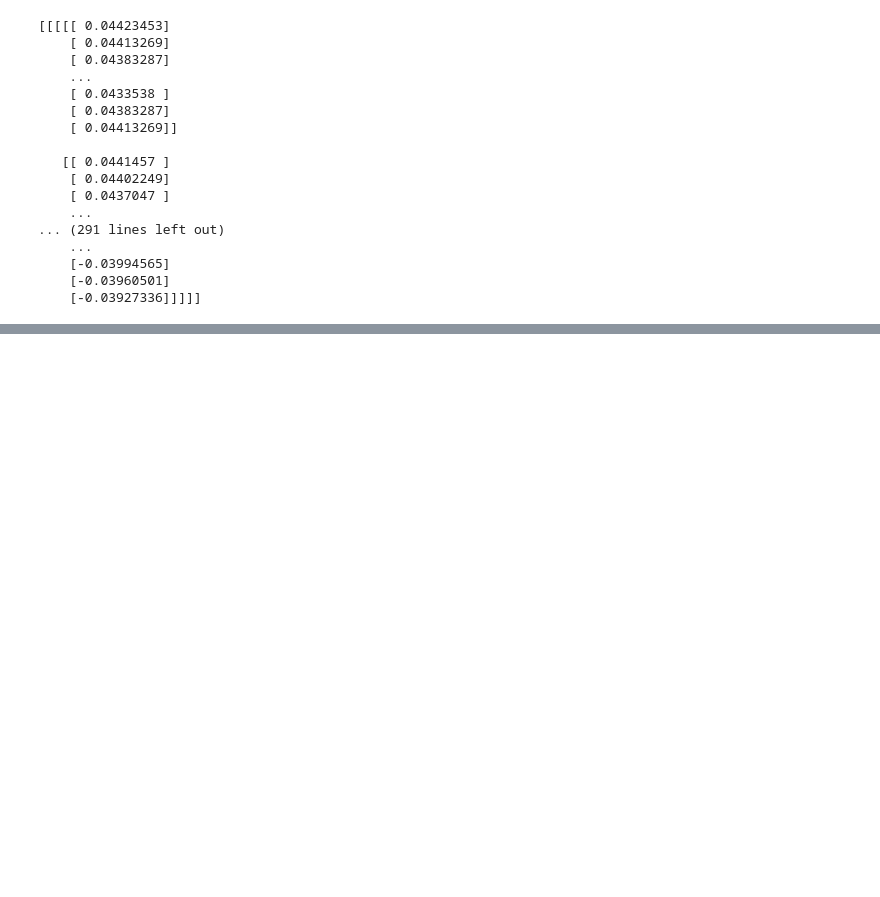
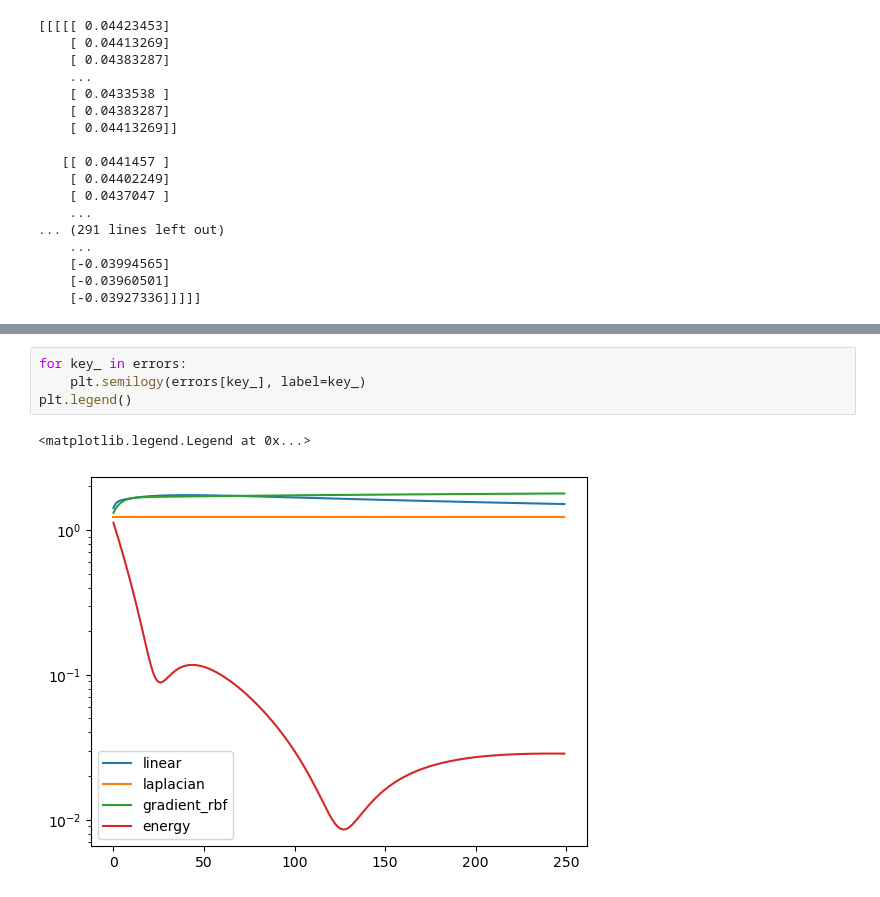
Before and after one commit to yashpatel5400/opicl, a Jupyter notebook: debug.ipynb, the cells around one changed output, grey strips where cells are left out. Drawn from its saved outputs; the diff is of its cells as text; blank space fills up the shorter version.

```diff
--- a/debug.ipynb
+++ b/debug.ipynb
@@ -493,0 +587,7 @@ print(a)
+# %%
+for key_ in errors:
+    plt.semilogy(errors[key_], label=key_)
+plt.legend()
+# %% [output]
+<matplotlib.legend.Legend at 0x...>
+[figure, added]
```
Also changed, not shown: parts of 12 cells of this notebook, 1 other file.
